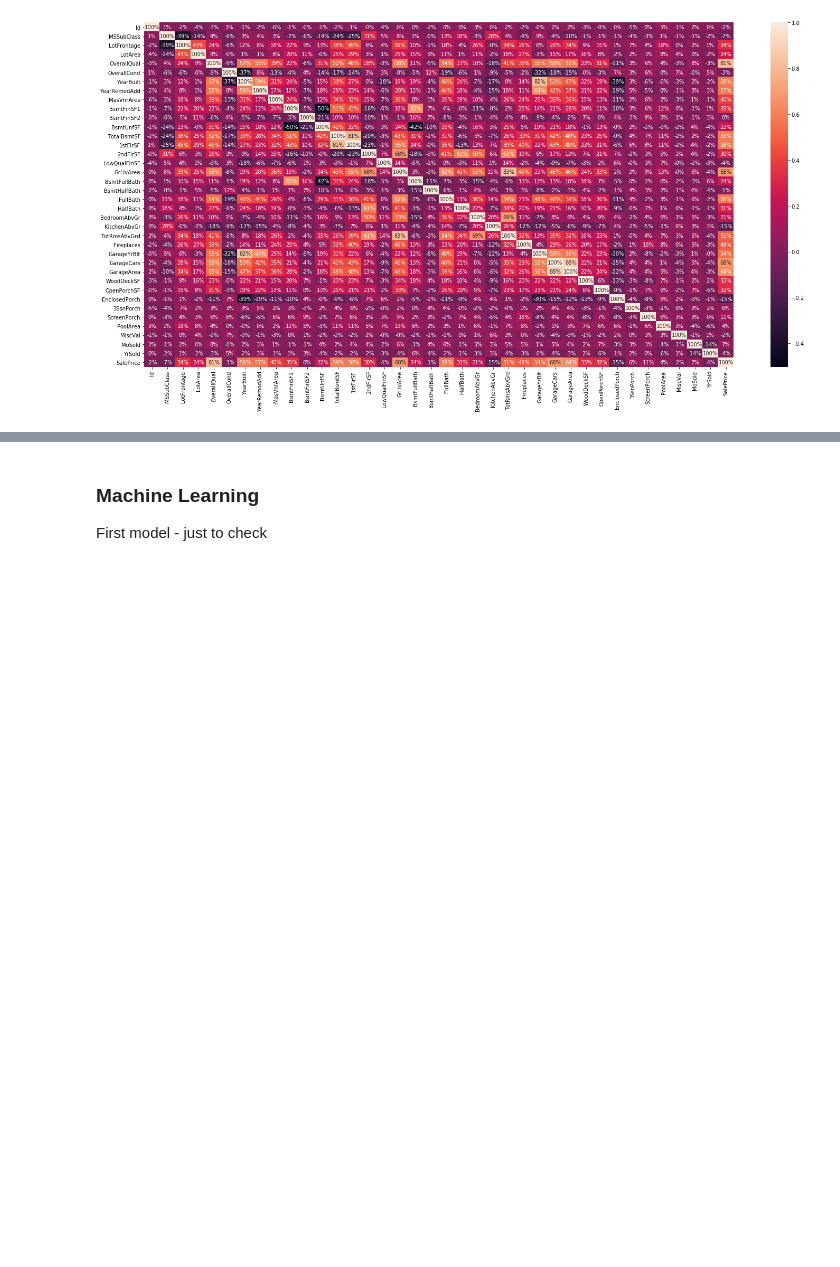
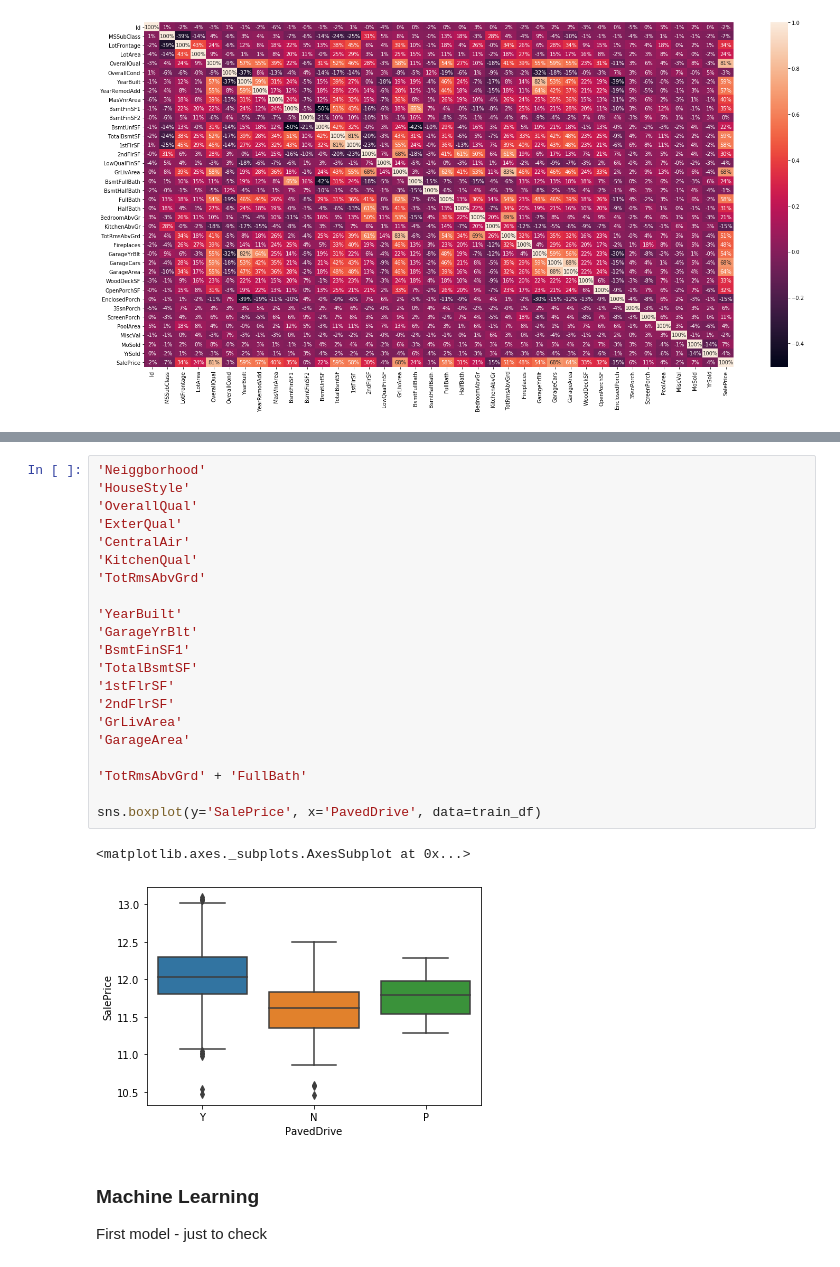
Before and after one commit to Bounty1993/ML-scripts, a Jupyter notebook: house_prices.ipynb, the cells around one changed output, grey strips where cells are left out. Saved outputs shown, nothing was run; the diff lists cells and outputs as text; blank space fills up the shorter version.

```diff
--- a/house_prices.ipynb
+++ b/house_prices.ipynb
@@ -129,3 +167,27 @@ sns.heatmap(corr_mat, annot=True, fmt='.0%')
+# %%
+'Neiggborhood'
+'HouseStyle'
+'OverallQual'
+'ExterQual'
+'CentralAir'
+'KitchenQual'
+'TotRmsAbvGrd'
+
+'YearBuilt'
+'GarageYrBlt'
+'BsmtFinSF1'
+'TotalBsmtSF'
+'1stFlrSF'
+'2ndFlrSF'
+'GrLivArea'
+'GarageArea'
+
+'TotRmsAbvGrd' + 'FullBath'
+
+sns.boxplot(y='SalePrice', x='PavedDrive', data=train_df)
+# %% [output]
+<matplotlib.axes._subplots.AxesSubplot at 0x...>
+[figure, added]
 # %% [markdown]
 ### Machine Learning
 
```
Also changed, not shown: parts of 5 cells of this notebook.
